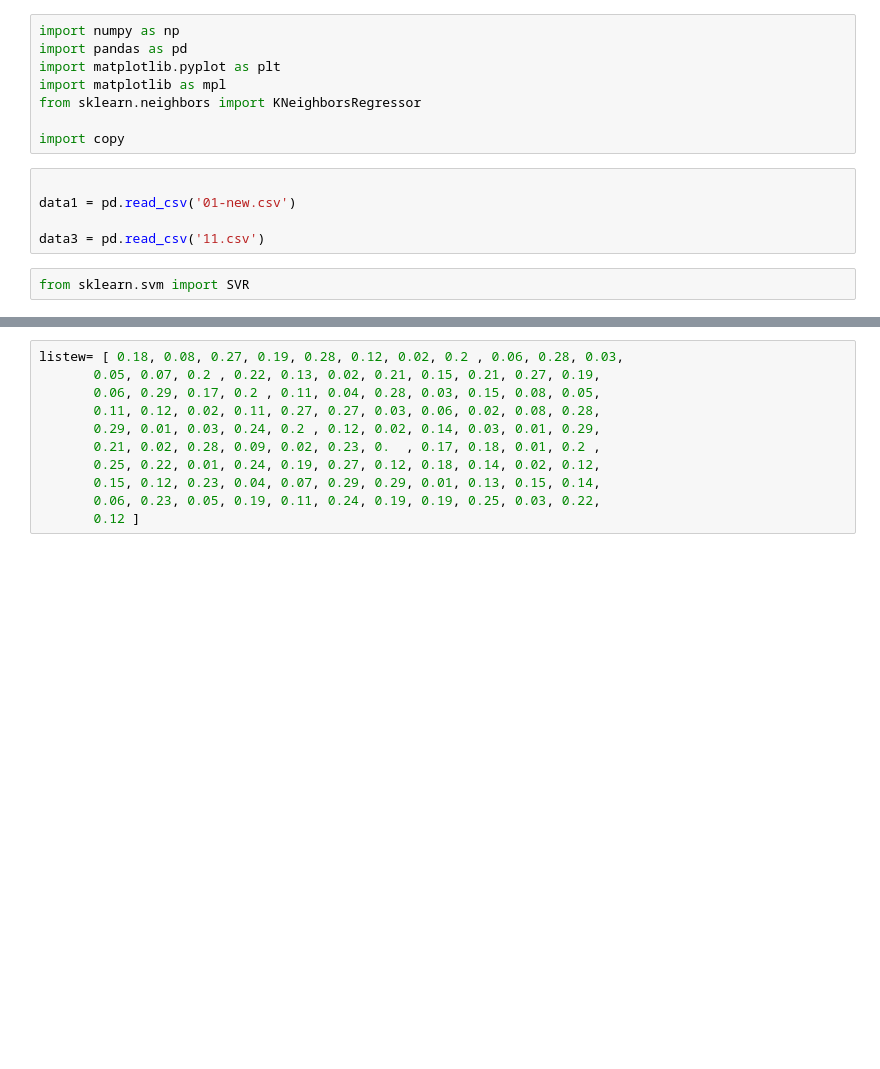
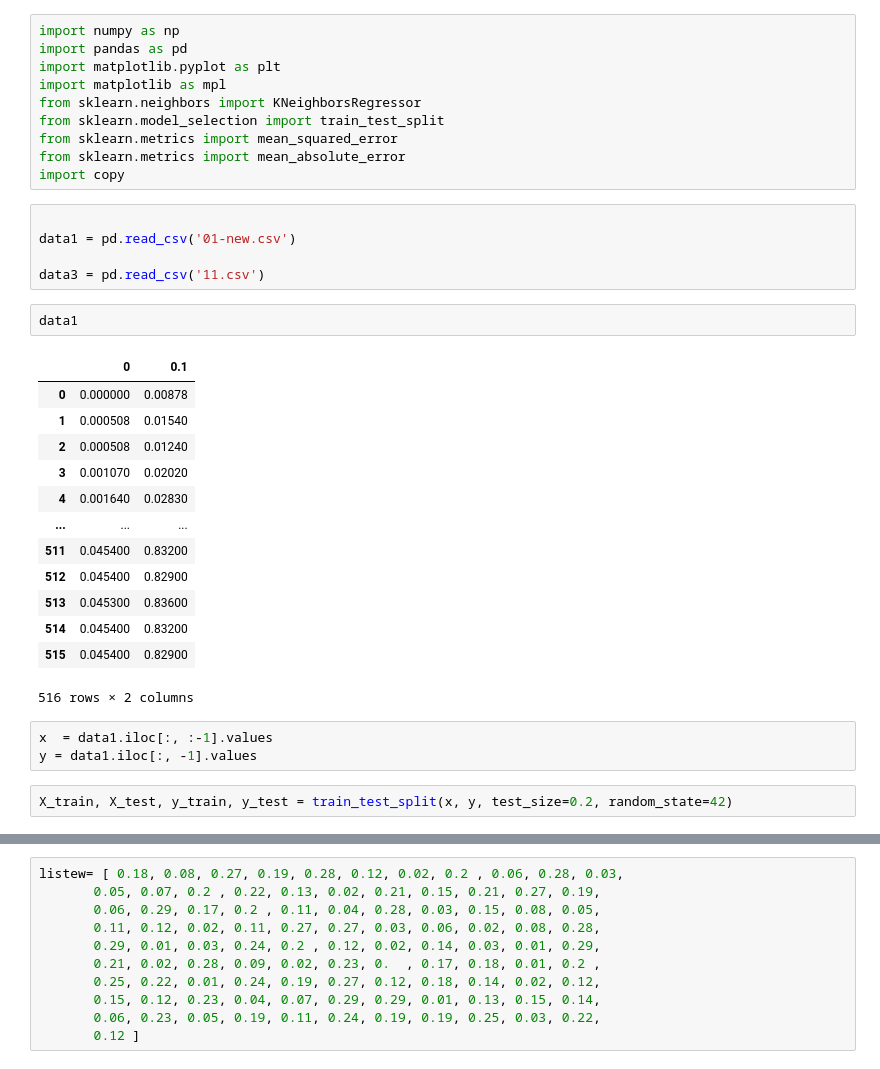
Before and after one commit to alirezamohamadiam/pred-Optical-Logic-Gates-main--1-, a Jupyter notebook: pred-Optical-Logic-Gates-main/pred-final.ipynb, the cells around one changed output, grey strips where cells are left out. Drawn from its saved outputs; the diff is of its cells as text; blank space fills up the shorter version.

```diff
--- a/pred-Optical-Logic-Gates-main/pred-final.ipynb
+++ b/pred-Optical-Logic-Gates-main/pred-final.ipynb
@@ -4,12 +4,33 @@ import pandas as pd
 import matplotlib.pyplot as plt
 import matplotlib as mpl
 from sklearn.neighbors import KNeighborsRegressor
-
+from sklearn.model_selection import train_test_split
+from sklearn.metrics import mean_squared_error
+from sklearn.metrics import mean_absolute_error
 import copy
 # %%
 
 data1 = pd.read_csv('01-new.csv')
 
 data3 = pd.read_csv('11.csv')
-# %%
-from sklearn.svm import SVR
+# %%
+data1
+# %% [output]
+|  | 0 | 0.1 |
+| 0 | 0.000000 | 0.00878 |
+| 1 | 0.000508 | 0.01540 |
+| 2 | 0.000508 | 0.01240 |
+| 3 | 0.001070 | 0.02020 |
+| 4 | 0.001640 | 0.02830 |
+| ... | ... | ... |
+| 511 | 0.045400 | 0.83200 |
+| 512 | 0.045400 | 0.82900 |
+| 513 | 0.045300 | 0.83600 |
+| 514 | 0.045400 | 0.83200 |
+| 515 | 0.045400 | 0.82900 |
+516 rows × 2 columns
+# %%
+x  = data1.iloc[:, :-1].values
+y = data1.iloc[:, -1].values
+# %%
+X_train, X_test, y_train, y_test = train_test_split(x, y, test_size=0.2, random_state=42)
```
Also changed, not shown: parts of 10 cells of this notebook, 2 other files.
